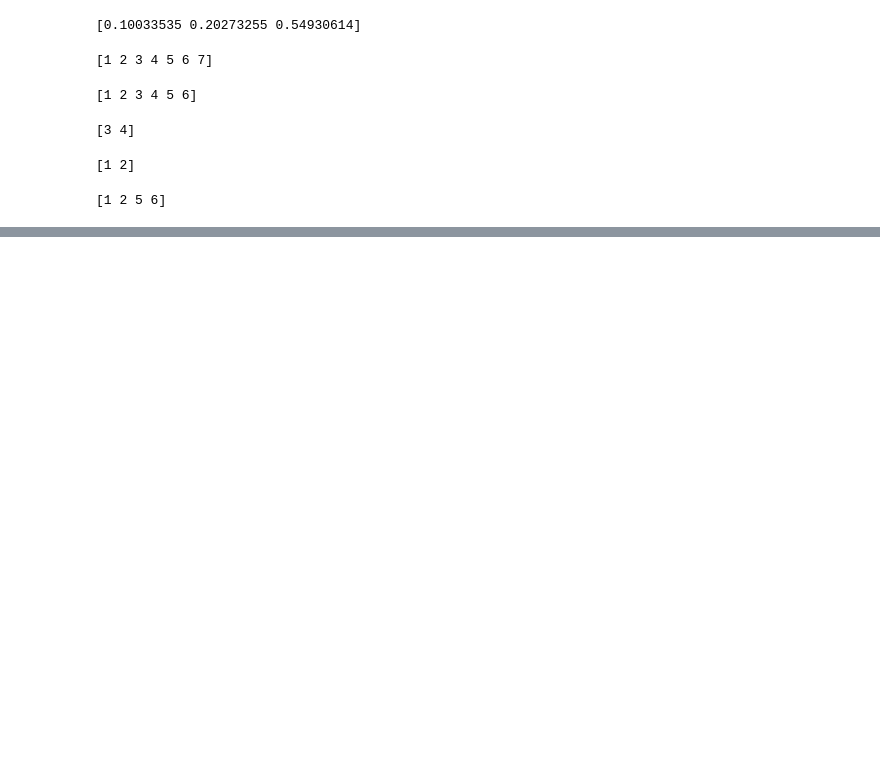
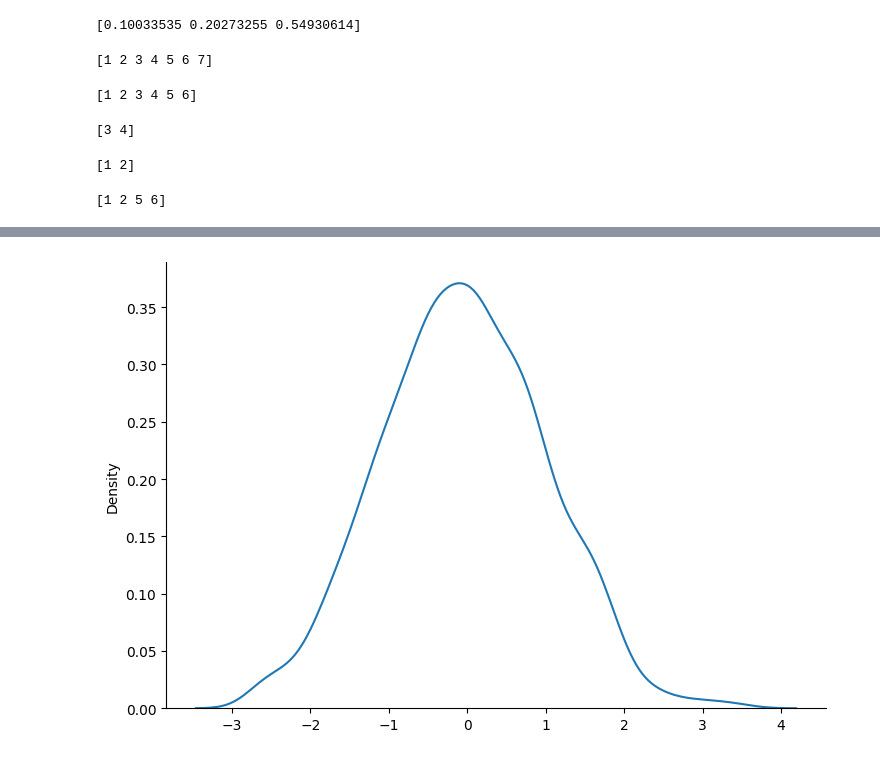
Before and after one commit to kofi-teddy/fluent-python, a Jupyter notebook: ml-np-refresher.ipynb, the cells around one changed output, grey strips where cells are left out. Cells and saved outputs as stored; diff of their text form; code cells hidden in the pictures; blank space fills up the shorter version.

```diff
--- a/ml-np-refresher.ipynb
+++ b/ml-np-refresher.ipynb
@@ -1745,0 +1965,14 @@ print(newarr)
+# %%
+# Visualization of Normal Distribution
+
+from numpy import random
+import matplotlib.pyplot as plt
+import seaborn as sns
+
+# sns.distplot(random.normal(size=1000), hist=False)
+# plt.show()
+
+sns.displot(random.normal(size=1000), kind="kde", aspect=1.5)
+plt.show()
+# %% [output]
+[figure, added]
```
Also changed, not shown: parts of 16 cells of this notebook.
